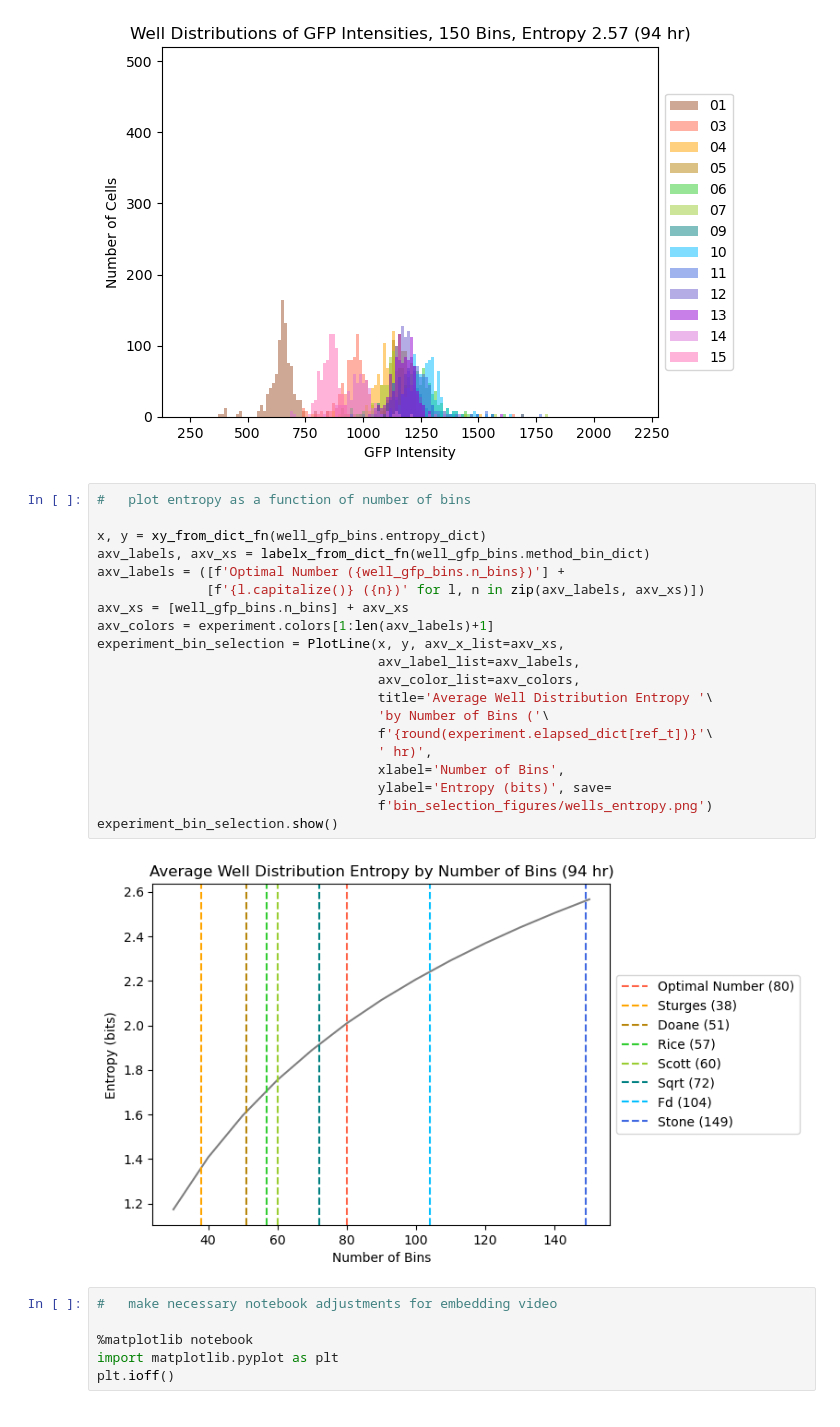
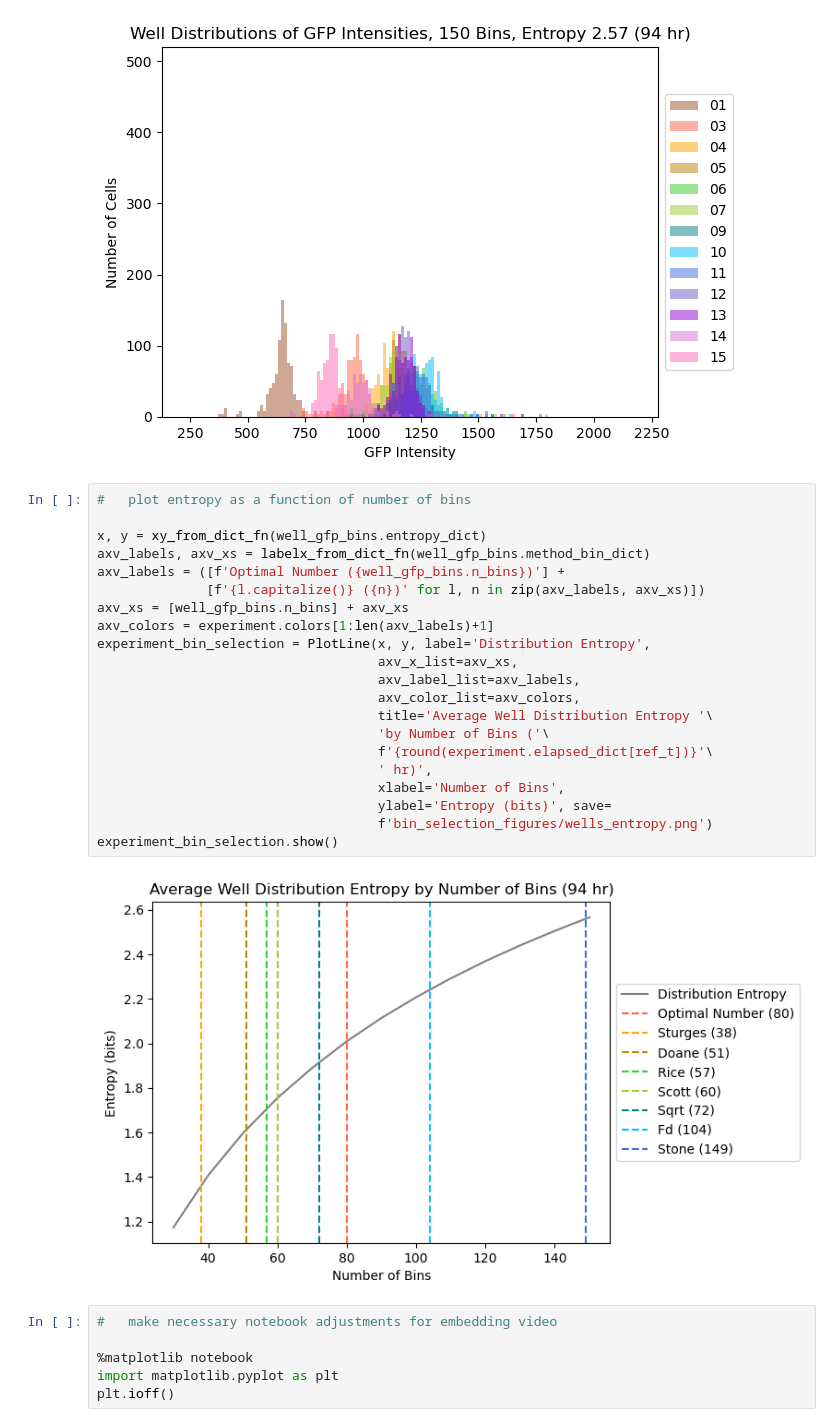
Before and after one commit to sarahfi2her/variability, a Jupyter notebook: bin_selection.ipynb, the cells around one changed output. Cells and saved outputs as stored; diff of their text form.

```diff
--- a/bin_selection.ipynb
+++ b/bin_selection.ipynb
@@ -104,25 +105,26 @@ for n in well_gfp_bins.n_list:
 # %%
 #   plot entropy as a function of number of bins
 
 x, y = xy_from_dict_fn(well_gfp_bins.entropy_dict)
 axv_labels, axv_xs = labelx_from_dict_fn(well_gfp_bins.method_bin_dict)
 axv_labels = ([f'Optimal Number ({well_gfp_bins.n_bins})'] +
               [f'{l.capitalize()} ({n})' for l, n in zip(axv_labels, axv_xs)])
 axv_xs = [well_gfp_bins.n_bins] + axv_xs
 axv_colors = experiment.colors[1:len(axv_labels)+1]
-experiment_bin_selection = PlotLine(x, y, axv_x_list=axv_xs,
+experiment_bin_selection = PlotLine(x, y, label='Distribution Entropy',
+                                    axv_x_list=axv_xs,
                                     axv_label_list=axv_labels,
                                     axv_color_list=axv_colors,
                                     title='Average Well Distribution Entropy '\
                                     'by Number of Bins ('\
                                     f'{round(experiment.elapsed_dict[ref_t])}'\
                                     ' hr)',
                                     xlabel='Number of Bins',
                                     ylabel='Entropy (bits)', save=
                                     f'bin_selection_figures/wells_entropy.png')
 experiment_bin_selection.show()
 # %% [output]
-[figure, old version]
+[figure, new version]
 # %%
 #   make necessary notebook adjustments for embedding video
 
```
Also changed, not shown: parts of 1 cell of this notebook, 5 other files.
